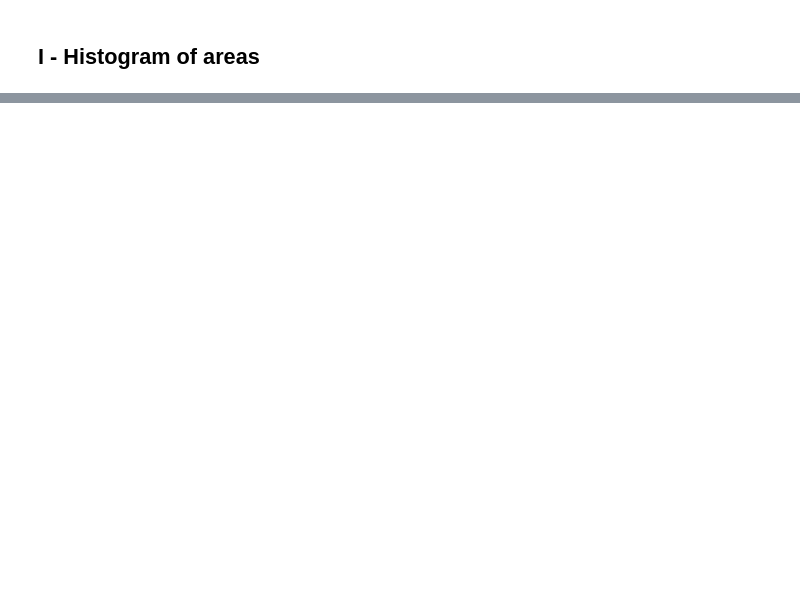
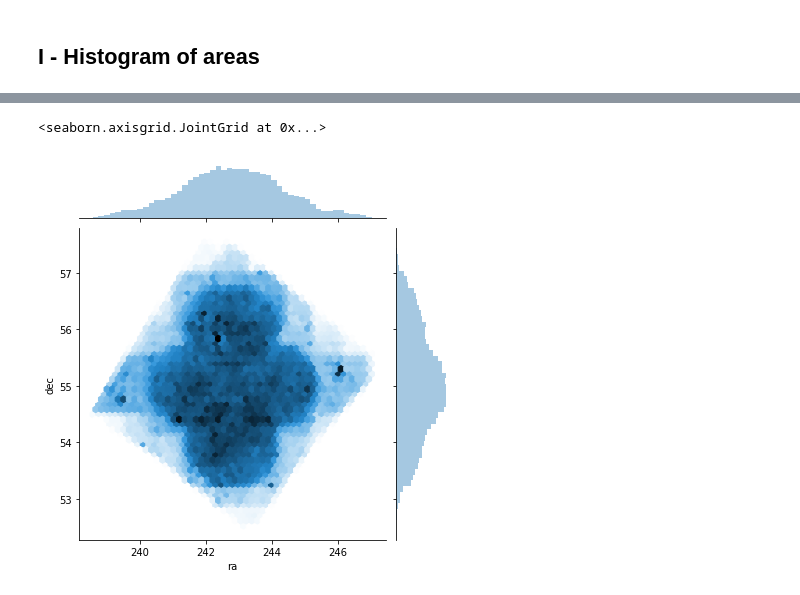
Before and after one commit to raphaelshirley/LuminosityFunction, a Jupyter notebook: 3_servs_lf.ipynb, the cells around one changed output, grey strips where cells are left out. Cells and saved outputs as stored; diff of their text form; code cells hidden in the pictures; blank space fills up the shorter version.

```diff
--- a/3_servs_lf.ipynb
+++ b/3_servs_lf.ipynb
@@ -187,0 +100,5 @@ Vmax.write("data/vmax_ELAIS-N1.fits", overwrite=True)
+# %%
+sns.jointplot(catalogue['ra'], catalogue['dec'], kind="hex")
+# %% [output]
+<seaborn.axisgrid.JointGrid at 0x...>
+[figure, added]
```
Also changed, not shown: parts of 63 cells of this notebook, 2 other files.
